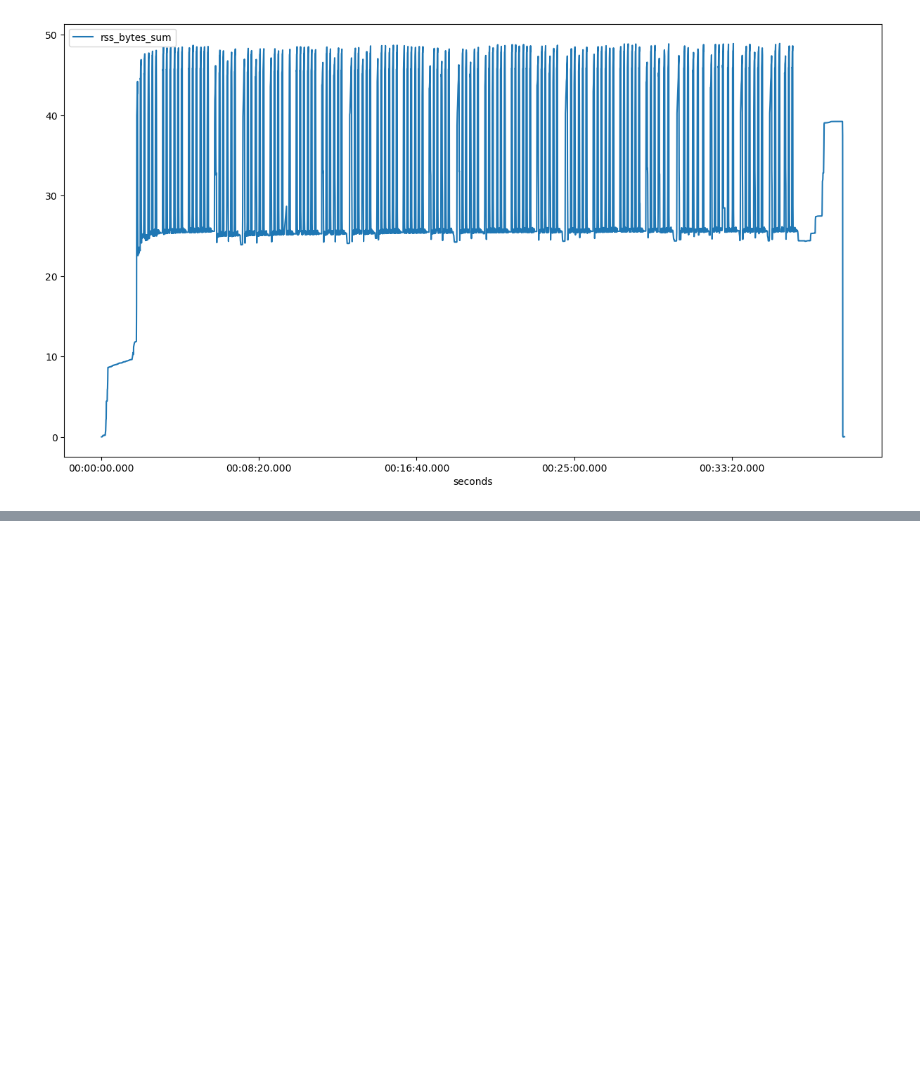
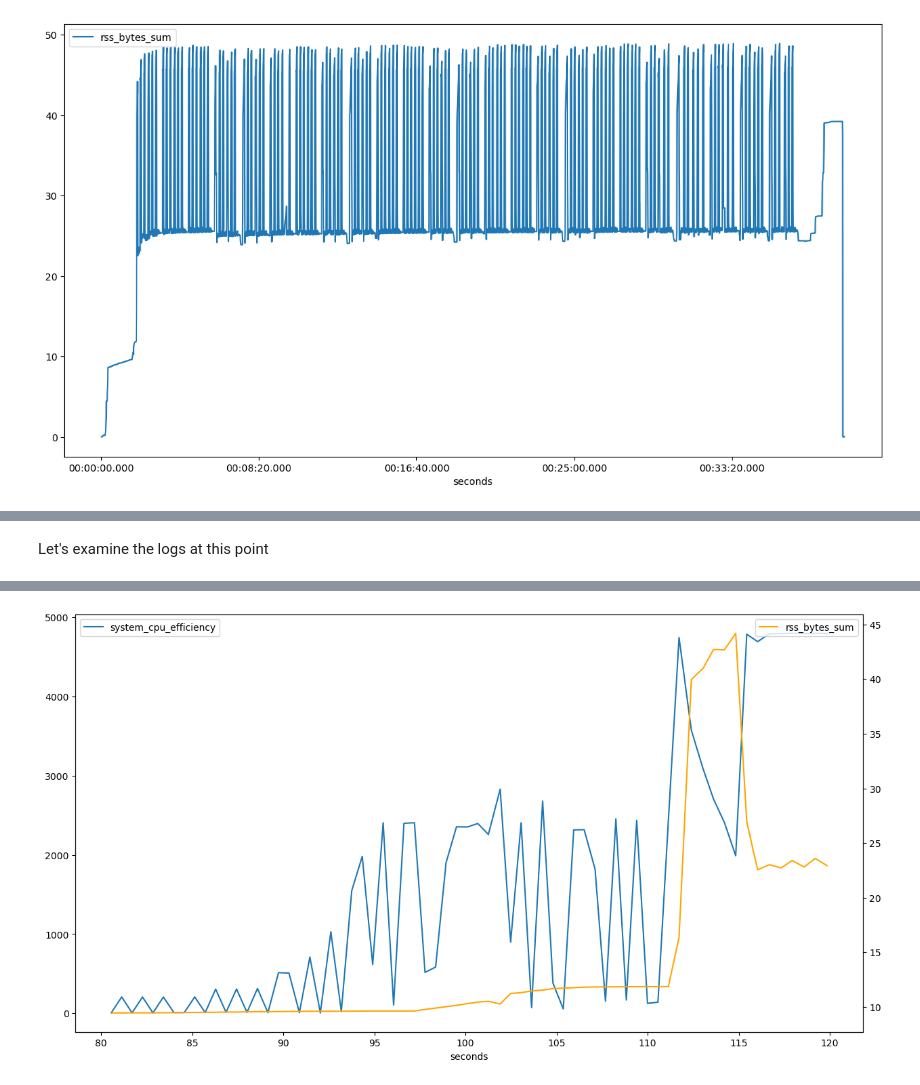
Before and after one commit to 21centuryweather/UM_config_tools, a Jupyter notebook: notebooks/Plot_HPC_Dashboard_logs.ipynb, the cells around one changed output, grey strips where cells are left out. Saved outputs shown, nothing was run; the diff lists cells and outputs as text; code cells hidden in the pictures; blank space fills up the shorter version.

Commit message:
UPDATES : Sensible plotting of HPC dashboard logs

```diff
--- a/notebooks/Plot_HPC_Dashboard_logs.ipynb
+++ b/notebooks/Plot_HPC_Dashboard_logs.ipynb
@@ -18,10 +18,14 @@ with open(default, 'r') as file:
 # %%
 df = pd.json_normalize(data)
 # %%
-df['time'] = pd.to_datetime(df.t, unit = 's')
+df['time'] = pd.to_datetime(df.t, unit = 's')  #Convert linux epoch time into a datetime object
 df['time_elapsed'] = df['time'] - df['time'].iloc[0]
 df['seconds'] = df['time_elapsed'].dt.total_seconds()  # Required for sensible plotting
 df.set_index('time_elapsed',inplace=True)
+df.sort_index(inplace=True)  #Make sure you do this otherwise location indexing will fail!
+df['rss_bytes_sum'] = df['rss_bytes_sum']/1e9 #Convert to Gb
+df['io_read_bytes'] = df['io_read_bytes']/1e9 #Convert to Gb
+df['io_write_bytes'] = df['io_write_bytes']/1e9 #Convert to Gb
 # %%
 from matplotlib.ticker import FuncFormatter
 
@@ -40,7 +44,7 @@ ax.xaxis.set_major_formatter(FuncFormatter(format_seconds_to_hms))
 [figure]
 # %%
 fig,ax = plt.subplots(figsize=(15,8))
-(df.set_index('seconds')[['rss_bytes_sum']]/1e9).plot(ax=ax)
+df.set_index('seconds')[['rss_bytes_sum']].plot(ax=ax)
 # Define formatter function for minutes and seconds
 ax.xaxis.set_major_formatter(FuncFormatter(format_seconds_to_hms))
 # %% [output]
@@ -62,3 +75,10 @@ Index([2352.455999851, 2353.000999927, 2353.544999838, 2354.090999841,
+# %% [markdown]
+Let's examine the logs at this point
 # %%
-df.loc[pd.Timedelta('0.5 seconds'):pd.Timedelta('1.5 seconds')]
+fig,ax = plt.subplots(figsize=(15,8))
+start = pd.Timedelta('80 seconds')
+end =  pd.Timedelta('120 seconds')
+df.loc[start:end].set_index('seconds')[['system_cpu_efficiency']].plot(ax=ax)
+ax2 = ax.twinx()
+df.loc[start:end].set_index('seconds')[['rss_bytes_sum']].plot(ax=ax2,color='orange')
 # %% [output]
@@ -65,0 +86 @@ KeyError: Timedelta('0 days 00:00:00.500000')
+[figure, added]
```
Also changed, not shown: parts of 24 cells of this notebook.
